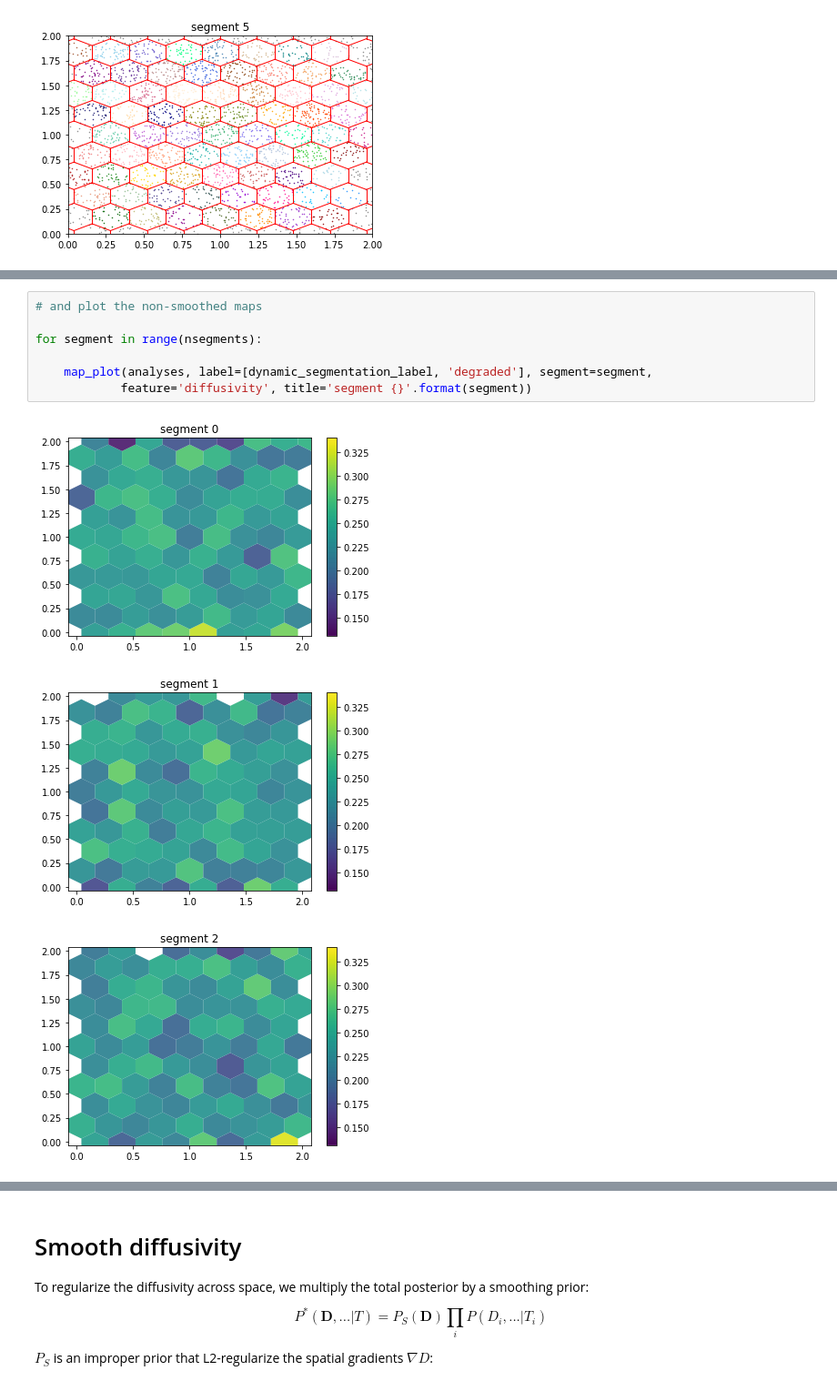
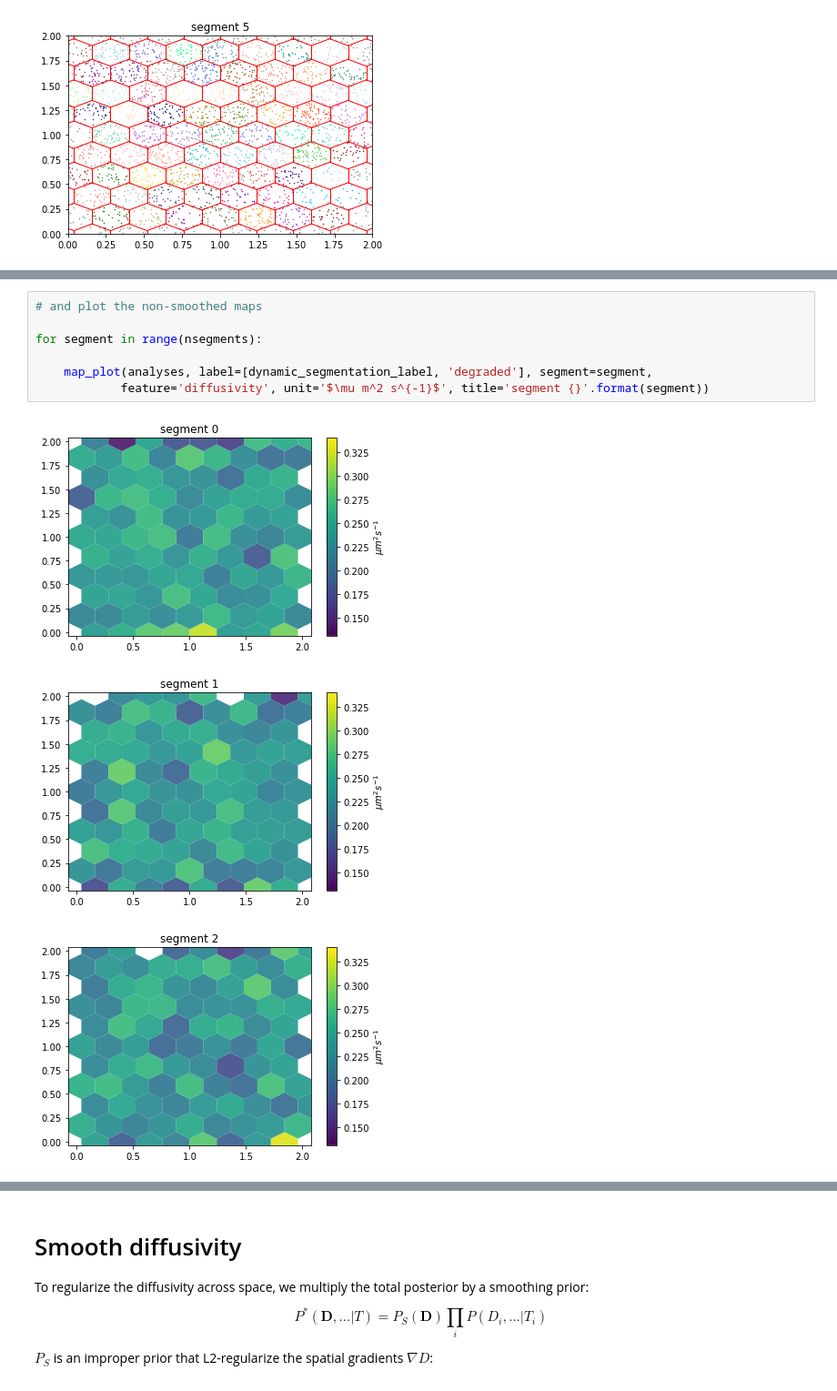
Before and after one commit to DecBayComp/COMPARE19, a Jupyter notebook: 1. Simulated data/2. dynamic inference.ipynb, the cells around one changed output, grey strips where cells are left out. Shown at 91% size. Drawn from its saved outputs; the diff is of its cells as text.

```diff
--- a/1. Simulated data/2. dynamic inference.ipynb
+++ b/1. Simulated data/2. dynamic inference.ipynb
@@ -116,11 +116,11 @@ elapsed time: 1s
 # %%
 # and plot the non-smoothed maps
 
 for segment in range(nsegments):
 
     map_plot(analyses, label=[dynamic_segmentation_label, 'degraded'], segment=segment,
-            feature='diffusivity', title='segment {}'.format(segment))
+            feature='diffusivity', unit='$\mu m^2 s^{-1}$', title='segment {}'.format(segment))
 # %% [output]
-[figure, old version]
+[figure, new version]
-[figure, old version]
+[figure, new version]
-[figure, old version]
+[figure, new version]
```
Also changed, not shown: parts of 20 cells of this notebook, 2 other files.
